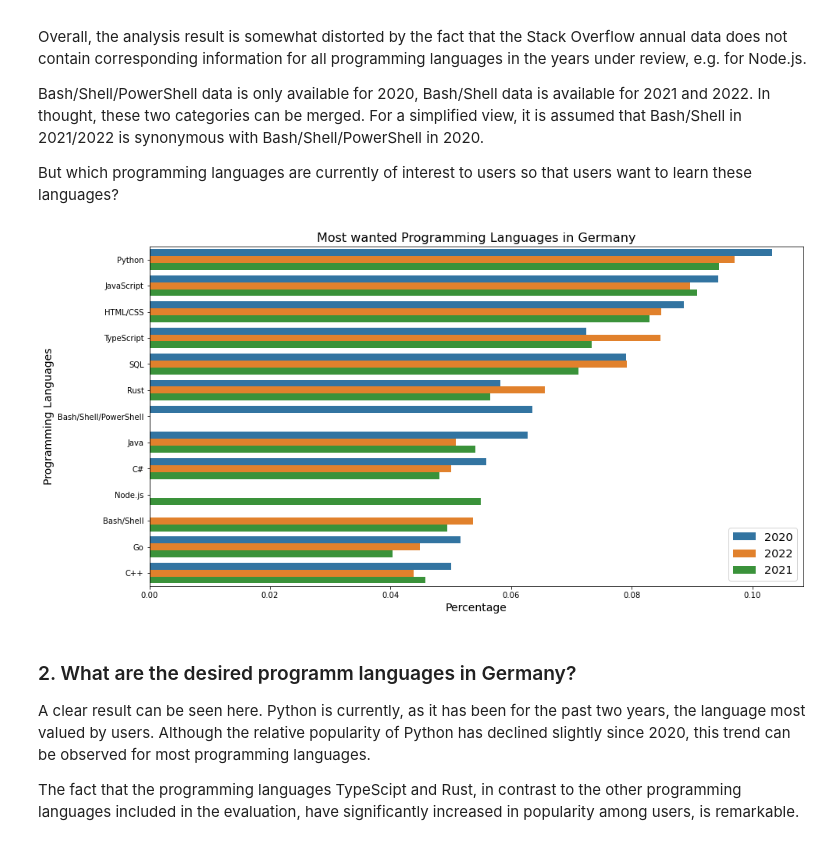
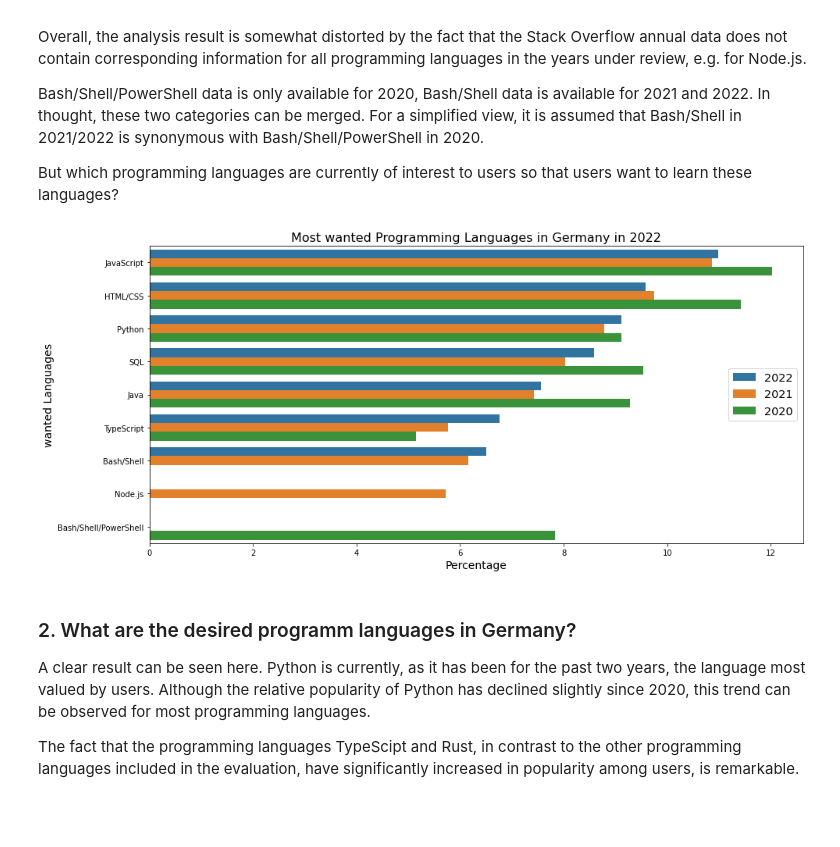
Before and after one commit to MartinPertz/Data_Science_Blog_Post, a Jupyter notebook: Data_Science_Blog_Post.ipynb, the cells around one changed output. Saved outputs shown, nothing was run; the diff lists cells and outputs as text; code cells hidden in the pictures; blank space fills up the shorter version.

```diff
--- a/Data_Science_Blog_Post.ipynb
+++ b/Data_Science_Blog_Post.ipynb
@@ -204,0 +122,10 @@ want_lang['Percentage'] = scaling(want_lang, 'Year')
+# %%
+# dictionarys to dataframes
+
+dict_work_lang_2020 = pd.DataFrame(dict_work_lang_2020)
+dict_work_lang_2021 = pd.DataFrame(dict_work_lang_2021)
+dict_work_lang_2022 = pd.DataFrame(dict_work_lang_2022)
+
+dict_want_lang_2020 = pd.DataFrame(dict_want_lang_2020)
+dict_want_lang_2021 = pd.DataFrame(dict_want_lang_2021)
+dict_want_lang_2022 = pd.DataFrame(dict_want_lang_2022)
@@ -205,8 +153,17 @@ want_lang['Percentage'] = scaling(want_lang, 'Year')
+# %%
+# append dataframes of work_languages and want_languages
+
+work_lang = scal_work_lang_2020.append(scal_work_lang_2021)
+work_lang = work_lang.append(scal_work_lang_2022)
+
+want_lang = scal_want_lang_2020.append(scal_want_lang_2021)
+want_lang = want_lang.append(scal_want_lang_2022)
 # %%
-# get top 10 languages
-top10_work_lang = work_lang.sort_values(by=['Percentage'], ascending=False).head(30)['Programming Language'].unique()
-top10_want_lang = want_lang.sort_values(by=['Percentage'], ascending=False).head(30)['Programming Language'].unique()
+# get top languages
 
-work_lang_chart = work_lang[work_lang['Programming Language'].isin(top10_work_lang)]
-want_lang_chart = want_lang[want_lang['Programming Language'].isin(top10_want_lang)]
+top_work_lang = work_lang.sort_values(by=['Percentage'], ascending=False).head(21)['Language'].unique()
+top_want_lang = want_lang.sort_values(by=['Percentage'], ascending=False).head(21)['Language'].unique()
+
+work_lang_chart = work_lang[work_lang['Language'].isin(top_work_lang)]
+want_lang_chart = want_lang[want_lang['Language'].isin(top_want_lang)]
 # %%
@@ -236,22 +192,21 @@ Bash/Shell/PowerShell data is only available for 2020, Bash/Shell data is availa
 
 But which programming languages are currently of interest to users so that users want to learn these languages?
 # %%
-# plot Figure 2 — percentage of wanted programming languages
-# among all the cited programming languages by the respondents
+# plot 2: percentage of wanted programming languages
 
-plt.figure(figsize=(15,8))
+plt.figure(figsize=(15,7))
 sns.barplot(x = 'Percentage',
-            y = 'Programming Language',
+            y = 'Language',
             hue = 'Year',
-            data = want_lang_chart.sort_values(by='Percentage', ascending=False))
+            data = want_lang_chart.sort_values(by=['Year', 'Percentage'], ascending=False))
 
 plt.xlabel("Percentage", fontsize = 14)
-plt.ylabel("Programming Languages", fontsize = 14)
+plt.ylabel("wanted Languages", fontsize = 14)
 plt.legend(fontsize='x-large', title_fontsize='40')
-plt.title('Most wanted Programming Languages in Germany', size = 16)
+plt.title('Most wanted Programming Languages in Germany in 2022', size = 16)
 plt.show()
 # %% [output]
-[figure, old version]
+[figure, new version]
 # %% [markdown]
 ### 2. What are the desired programm languages in Germany?
 A clear result can be seen here. Python is currently, as it has been for the past two years, the language most valued by users. Although the relative popularity of Python has declined slightly since 2020, this trend can be observed for most programming languages.
```
Also changed, not shown: parts of 40 cells of this notebook, 1 other file.
